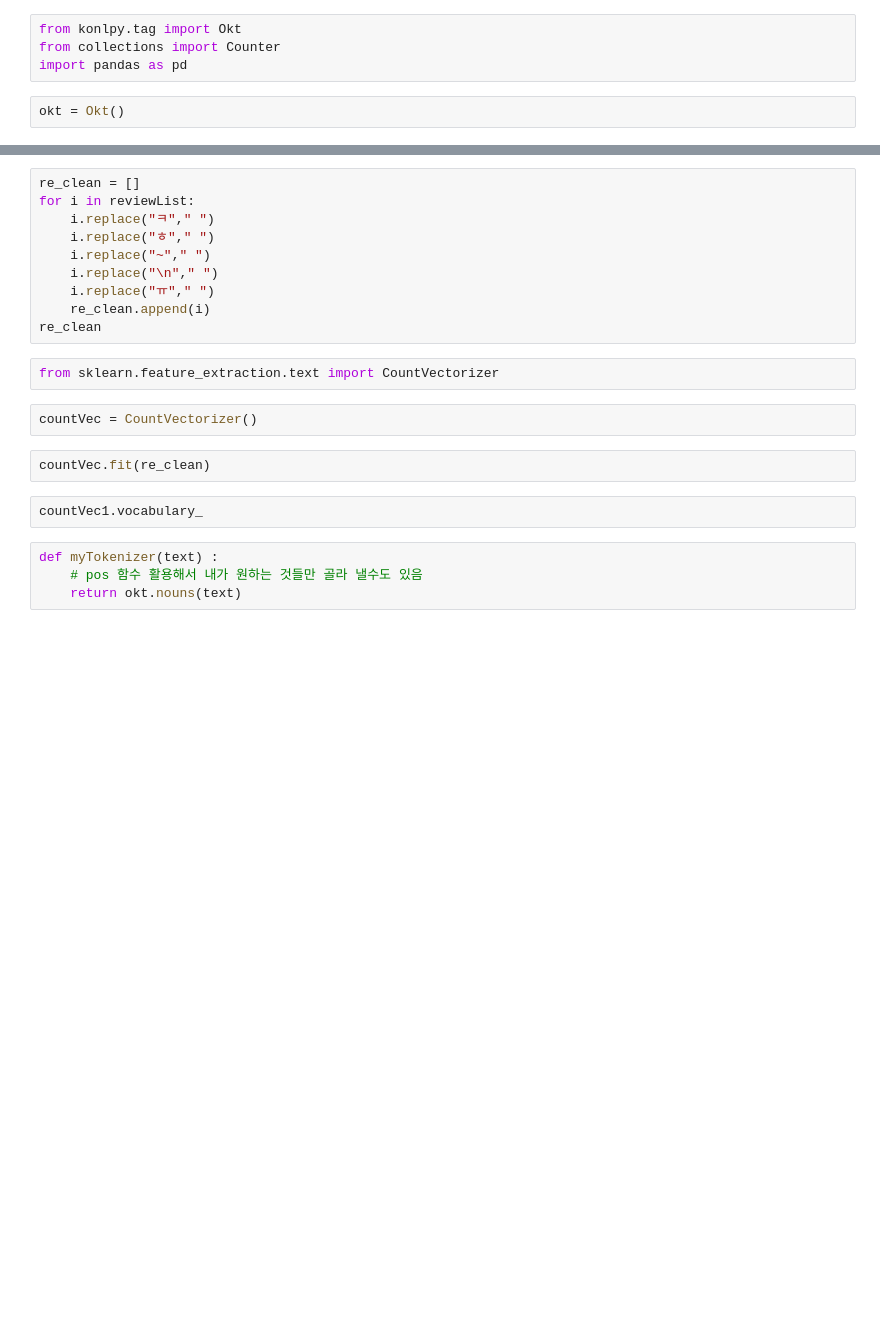
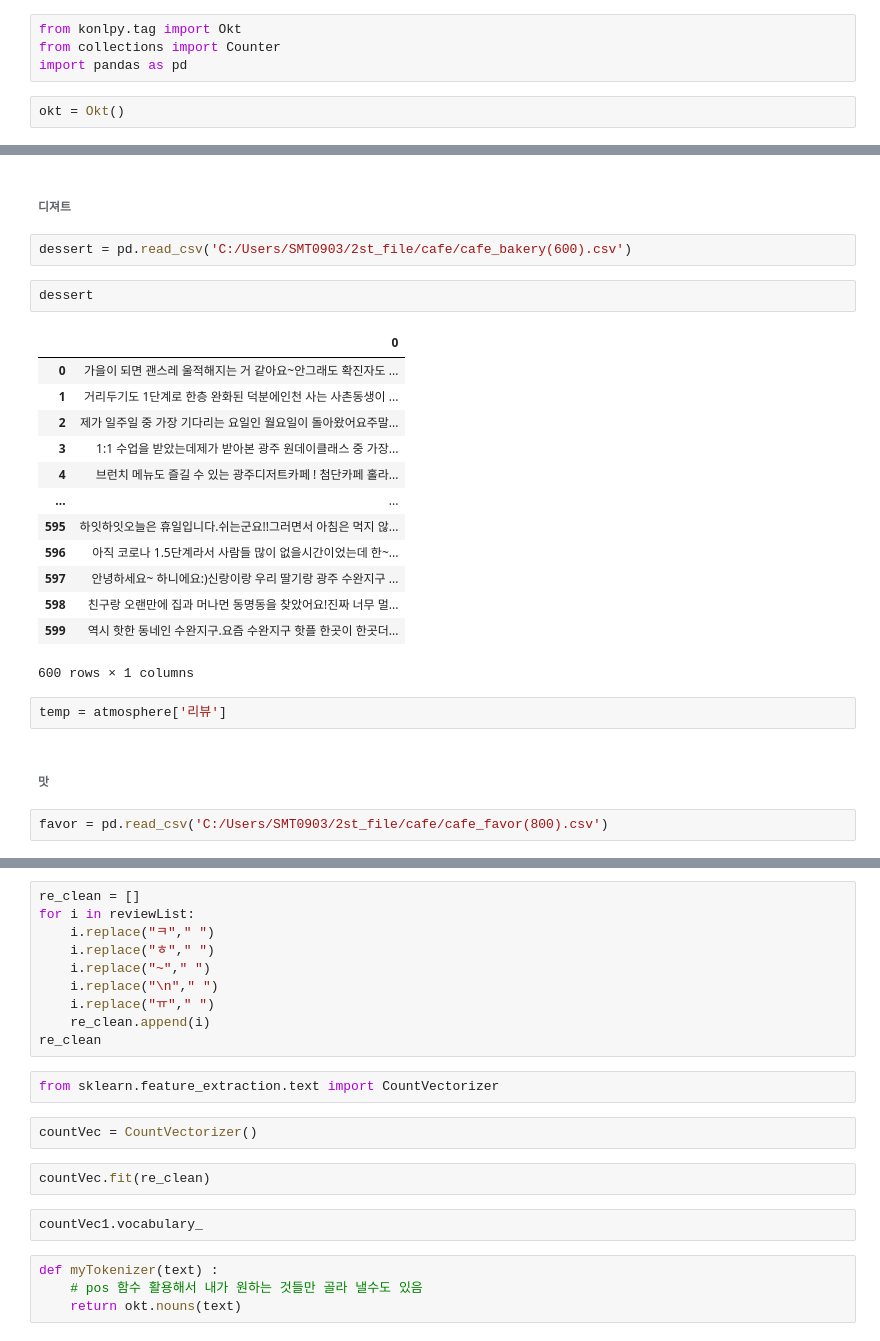
Before and after one commit to jisungJoo/2stProject_meetAtCenter, a Jupyter notebook: 클랜징 코드.ipynb, the cells around one changed output, grey strips where cells are left out. Cells and saved outputs as stored; diff of their text form; blank space fills up the shorter version.

```diff
--- a/클랜징 코드.ipynb
+++ b/클랜징 코드.ipynb
@@ -8,0 +48,26 @@ pd.read
+# %% [markdown]
+###### 디져트
+# %%
+dessert = pd.read_csv('C:/Users/SMT0903/2st_file/cafe/cafe_bakery(600).csv')
+# %%
+dessert
+# %% [output]
+|  | 0 |
+| 0 | 가을이 되면 괜스레 울적해지는 거 같아요~안그래도 확진자도 ... |
+| 1 | 거리두기도 1단계로 한층 완화된 덕분에인천 사는 사촌동생이 ... |
+| 2 | 제가 일주일 중 가장 기다리는 요일인 월요일이 돌아왔어요주말... |
+| 3 | 1:1 수업을 받았는데제가 받아본 광주 원데이클래스 중 가장... |
+| 4 | 브런치 메뉴도 즐길 수 있는 광주디저트카페 ! 첨단카페 홀라... |
+| ... | ... |
+| 595 | 하잇하잇오늘은 휴일입니다.쉬는군요!!그러면서 아침은 먹지 않... |
+| 596 | 아직 코로나 1.5단계라서 사람들 많이 없을시간이었는데 한~... |
+| 597 | 안녕하세요~ 하니에요:)신랑이랑 우리 딸기랑 광주 수완지구 ... |
+| 598 | 친구랑 오랜만에 집과 머나먼 동명동을 찾았어요!진짜 너무 멀... |
+| 599 | 역시 핫한 동네인 수완지구.요즘 수완지구 핫플 한곳이 한곳더... |
+600 rows × 1 columns
+# %%
+temp = atmosphere['리뷰']
+# %% [markdown]
+###### 맛
+# %%
+favor = pd.read_csv('C:/Users/SMT0903/2st_file/cafe/cafe_favor(800).csv')
```
Also changed, not shown: parts of 27 cells of this notebook.
